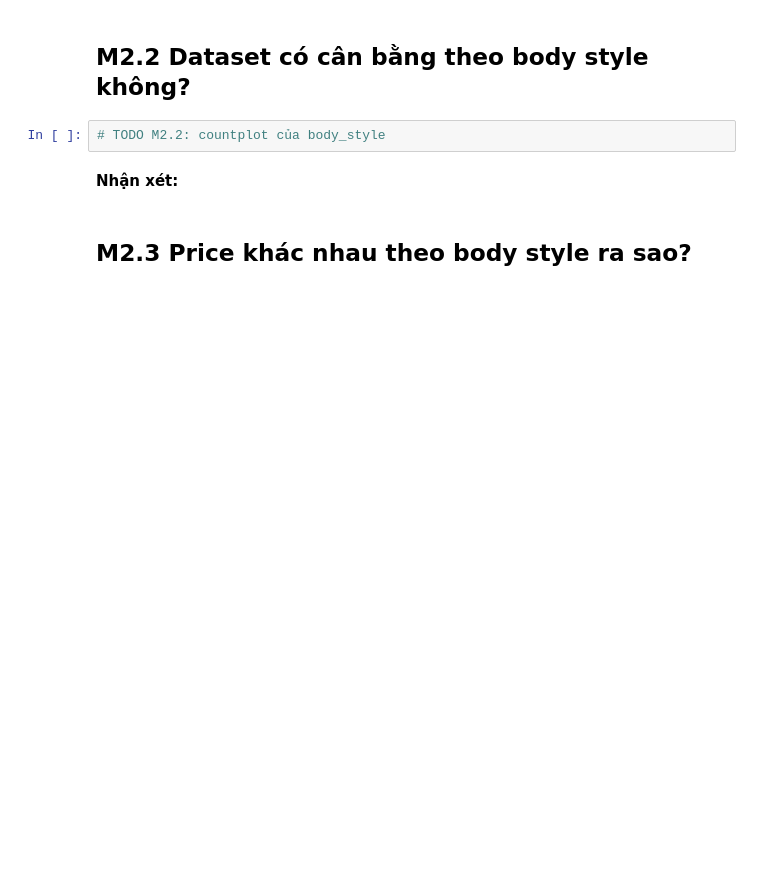
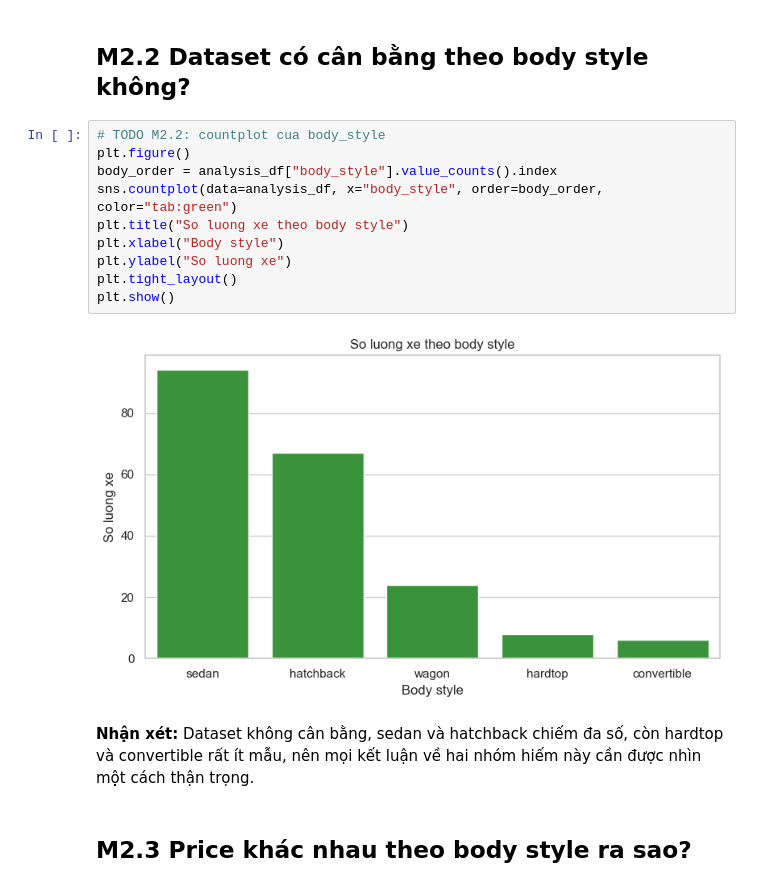
Before and after one commit to giabaomaidev/mliot-pyml-2026-hw, a Jupyter notebook: week02/numpy-pandas-eda-hw/numpy_pandas_eda_hw.ipynb, the cells around one changed output. Saved outputs shown, nothing was run; the diff lists cells and outputs as text; blank space fills up the shorter version.

```diff
--- a/week02/numpy-pandas-eda-hw/numpy_pandas_eda_hw.ipynb
+++ b/week02/numpy-pandas-eda-hw/numpy_pandas_eda_hw.ipynb
@@ -278,9 +542,19 @@ Mỗi biểu đồ cần:
 # %% [markdown]
 ## M2.2 Dataset có cân bằng theo body style không?
 # %%
-# TODO M2.2: countplot của body_style
+# TODO M2.2: countplot cua body_style
+plt.figure()
+body_order = analysis_df["body_style"].value_counts().index
+sns.countplot(data=analysis_df, x="body_style", order=body_order, color="tab:green")
+plt.title("So luong xe theo body style")
+plt.xlabel("Body style")
+plt.ylabel("So luong xe")
+plt.tight_layout()
+plt.show()
+# %% [output]
+[figure, added]
 # %% [markdown]
-**Nhận xét:** <!-- 1--2 câu -->
+**Nhận xét:** Dataset không cân bằng, sedan và hatchback chiếm đa số, còn hardtop và convertible rất ít mẫu, nên mọi kết luận về hai nhóm hiếm này cần được nhìn một cách thận trọng.
 # %% [markdown]
 ## M2.3 Price khác nhau theo body style ra sao?
 # %%
```
Also changed, not shown: parts of 25 cells of this notebook.
